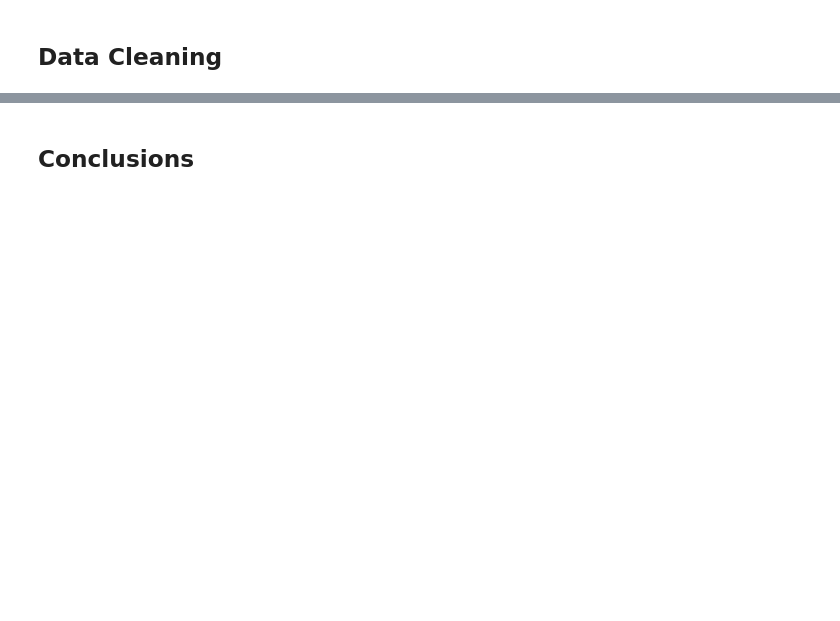
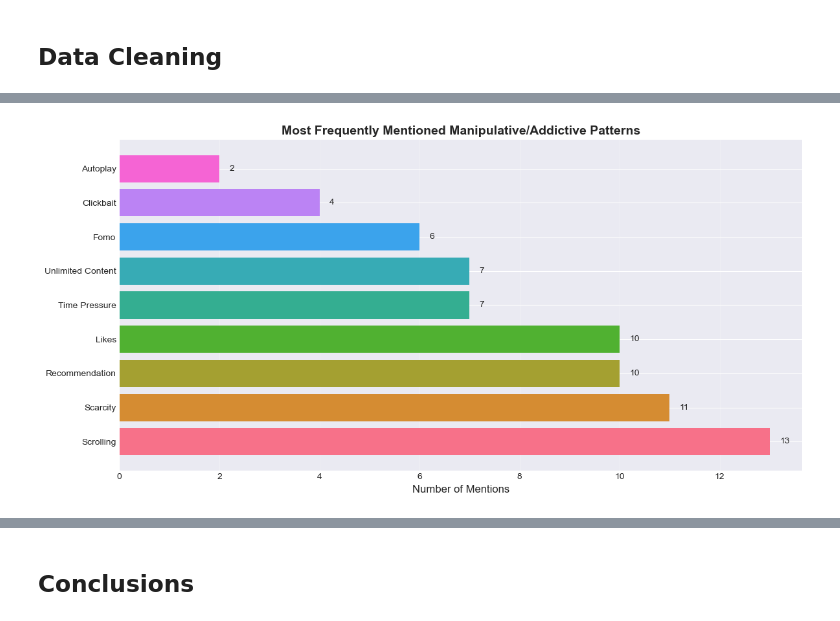
Before and after one commit to alkotaimJa/StudyonHowPeopleIdentifyDigitalDesignPatterns, a Jupyter notebook: data_analysis_template.ipynb, the cells around one changed output, grey strips where cells are left out. Drawn from its saved outputs; the diff is of its cells as text; code cells hidden in the pictures; blank space fills up the shorter version.

```diff
--- a/data_analysis_template.ipynb
+++ b/data_analysis_template.ipynb
@@ -6,9 +6,12 @@ This notebook is for the "Study on How People Identify Digital Design Patterns"
 import pandas as pd
 import numpy as np
 import matplotlib.pyplot as plt
+import seaborn as sns
 
 # Display settings
 pd.set_option('display.max_columns', None)
+plt.style.use('seaborn-v0_8-darkgrid')
+sns.set_palette("husl")
 # %% [markdown]
 ## Load Data
 # %%
@@ -25,4 +28,18 @@ df.head()
 # %% [markdown]
 ## Data Cleaning
 # %%
-# Handle missing values, duplicates, etc.
+# Check data shape and basic info
+print(f"Dataset shape: {df.shape}")
+print(f"\nNumber of participants: {len(df)}")
+print(f"\nColumn names:")
+for i, col in enumerate(df.columns, 1):
+    print(f"{i}. {col}")
+
+# Check for missing values
+print(f"\n\nMissing values per column:")
+print(df.isnull().sum())
+
+# Clean column names for easier access
+df_clean = df.copy()
+print("\n\nData types:")
+print(df.dtypes)
@@ -38,0 +74,55 @@ df.head()
+# %%
+# Extract all reasoning columns
+reasoning_cols = [col for col in df.columns if 'Why did you answer that way?' in col]
+
+print("Common Keywords in Participant Reasoning:")
+print("="*60)
+
+# Collect all reasons
+all_reasons = []
+for col in reasoning_cols:
+    reasons = df[col].dropna()
+    all_reasons.extend([str(r).lower() for r in reasons if str(r) not in ['', 'nan']])
+
+# Common keywords to look for
+keywords = {
+    'scrolling': ['scroll', 'scrolling'],
+    'time_pressure': ['hurry', 'timer', 'countdown', 'offer end'],
+    'scarcity': ['only', 'left', 'only 3', '3 left'],
+    'clickbait': ['clickbait', 'click bait'],
+    'fomo': ['fomo', 'fear', 'miss', 'missed'],
+    'recommendation': ['recommend', 'recommendation', 'you need', 'you should'],
+    'autoplay': ['autoplay', 'auto play', 'auto-play'],
+    'likes': ['like', 'likes'],
+    'unlimited_content': ['endless', 'unlimited', 'infinite']
+}
+
+keyword_counts = {}
+for category, terms in keywords.items():
+    count = sum(1 for reason in all_reasons if any(term in reason for term in terms))
+    keyword_counts[category] = count
+
+# Sort by frequency
+sorted_keywords = sorted(keyword_counts.items(), key=lambda x: x[1], reverse=True)
+
+print("\nMost Mentioned Manipulative Patterns:")
+for i, (keyword, count) in enumerate(sorted_keywords, 1):
+    print(f"{i}. {keyword.replace('_', ' ').title()}: {count} mentions")
+
+# Visualize
+fig, ax = plt.subplots(figsize=(12, 6))
+categories = [k.replace('_', ' ').title() for k, _ in sorted_keywords]
+counts = [c for _, c in sorted_keywords]
+
+bars = ax.barh(categories, counts, color=sns.color_palette("husl", len(categories)))
+ax.set_xlabel('Number of Mentions', fontsize=12)
+ax.set_title('Most Frequently Mentioned Manipulative/Addictive Patterns', fontsize=14, fontweight='bold')
+ax.grid(axis='x', alpha=0.3)
+
+# Add value labels
+for i, (cat, count) in enumerate(zip(categories, counts)):
+    ax.text(count + 0.2, i, str(count), va='center', fontsize=10)
+
+plt.tight_layout()
+plt.show()
+# %% [output]
@@ -38,0 +142 @@ df.head()
+[figure, added]
```
Also changed, not shown: parts of 21 cells of this notebook, 1 other file.
